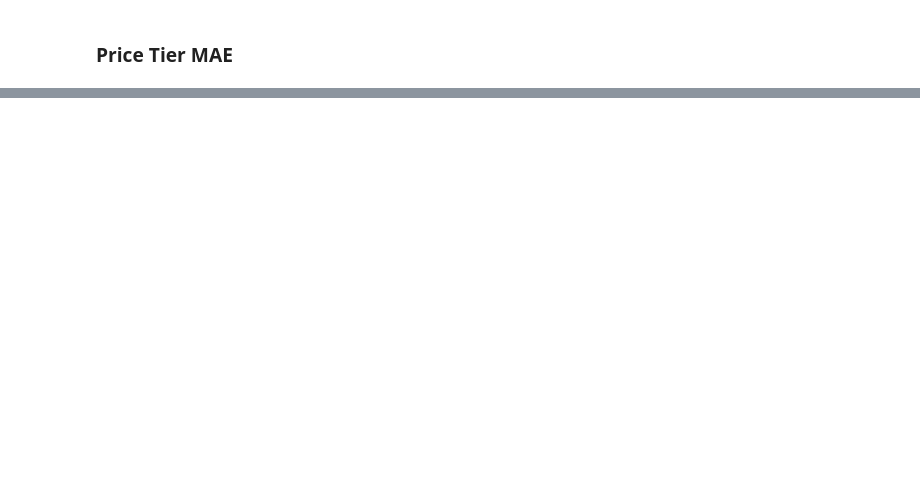
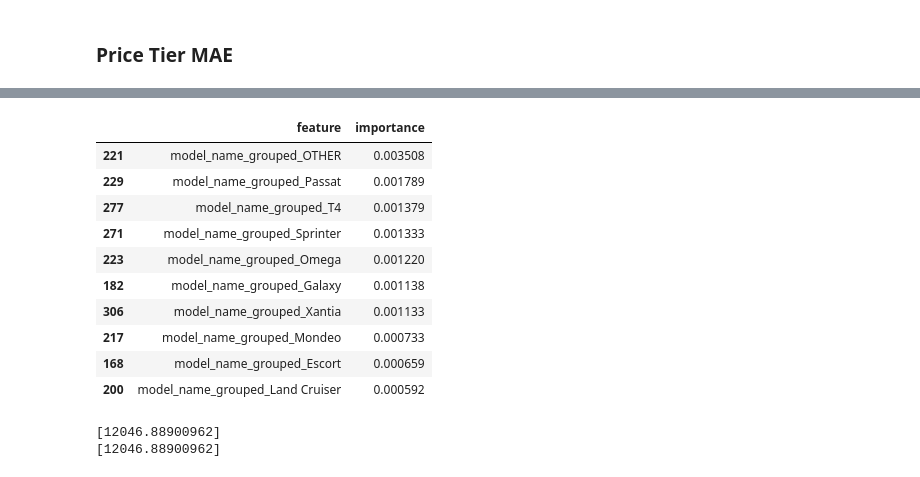
Before and after one commit to hafyze/Degree_FYP, a Jupyter notebook: notebooks/smart_car_system.ipynb, the cells around one changed output, grey strips where cells are left out. Cells and saved outputs as stored; diff of their text form; code cells hidden in the pictures; blank space fills up the shorter version.

```diff
--- a/notebooks/smart_car_system.ipynb
+++ b/notebooks/smart_car_system.ipynb
@@ -1665,6 +1700,6 @@ Random Forest R2: 0.884
 # %%
-ohe = rf_model.named_steps['preprocess'].named_transformers_['brand']
-brand_features = ohe.get_feature_names_out(['manufacturer_name'])
+ohe = rf_model.named_steps['preprocess'].named_transformers_['brand_model']
+brand_features = ohe.get_feature_names_out(['manufacturer_name', 'model_name_grouped'])
 
 numeric_features = [
     'car_age',
@@ -2047,0 +2083,35 @@ High-tier MAE: 2211.028047363951
+# %%
+feature_importance_df[
+    feature_importance_df['feature'].str.contains('model_name_grouped')
+].head(10)
+# %% [output]
+|  | feature | importance |
+| 221 | model_name_grouped_OTHER | 0.003508 |
+| 229 | model_name_grouped_Passat | 0.001789 |
+| 277 | model_name_grouped_T4 | 0.001379 |
+| 271 | model_name_grouped_Sprinter | 0.001333 |
+| 223 | model_name_grouped_Omega | 0.001220 |
+| 182 | model_name_grouped_Galaxy | 0.001138 |
+| 306 | model_name_grouped_Xantia | 0.001133 |
+| 217 | model_name_grouped_Mondeo | 0.000733 |
+| 168 | model_name_grouped_Escort | 0.000659 |
+| 200 | model_name_grouped_Land Cruiser | 0.000592 |
+# %%
+test1 = pd.DataFrame([{
+    "manufacturer_name": "BMW",
+    "model_name_grouped": "530",
+    "car_age": 5,
+    "engine_capacity": 2.0,
+    "odometer_value": 80000,
+    "total_features": 5,
+    "luxury_score": 2
+}])
+
+test2 = test1.copy()
+test2["model_name_grouped"] = "525"
+
+print(np.expm1(rf_model.predict(test1)))
+print(np.expm1(rf_model.predict(test2)))
+# %% [output]
+[12046.88900962]
+[12046.88900962]
```
Also changed, not shown: parts of 24 cells of this notebook, 3 other files.
